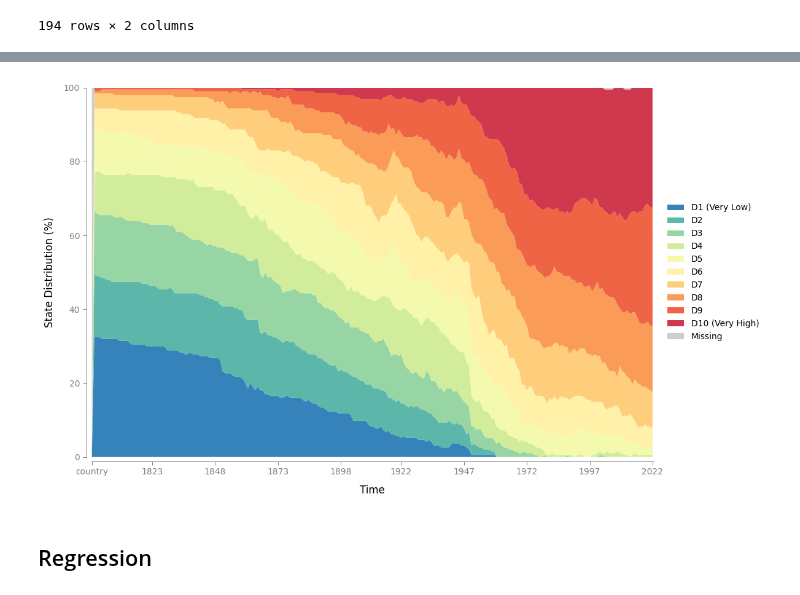
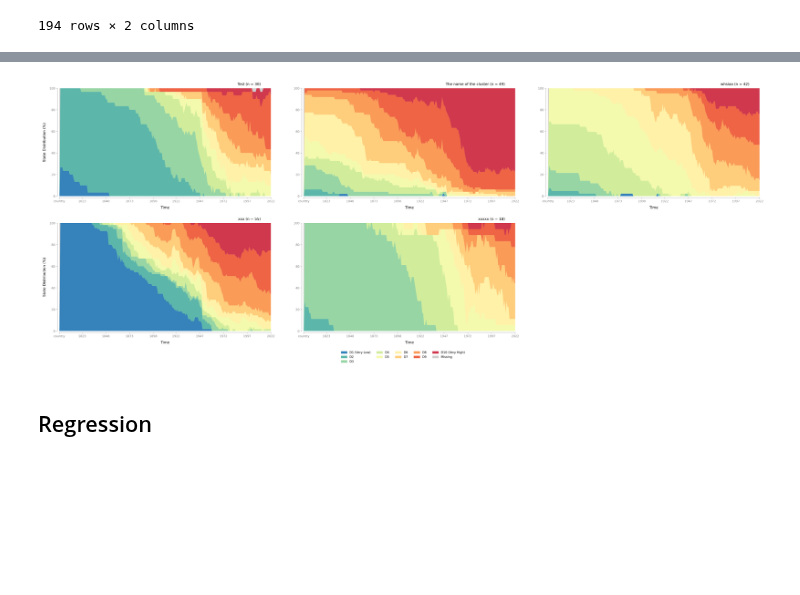
Before and after one commit to sdaza/Sequenzo, a Jupyter notebook: Tutorials/01_quickstart.ipynb, the cells around one changed output, grey strips where cells are left out. Drawn from its saved outputs; the diff is of its cells as text; code cells hidden in the pictures; blank space fills up the shorter version.

```diff
--- a/Tutorials/01_quickstart.ipynb
+++ b/Tutorials/01_quickstart.ipynb
@@ -302,10 +302,12 @@ plot_sequence_index(seqdata=sequence_data,
 # %%
 plot_state_distribution(seqdata=sequence_data,
+                        id_group_df=membership_table,
                         categories='Cluster',
+                        category_labels=list(mapping_dict.values()),
                         # save_as='cluster_state_distribution_plot'
                         )
 # %% [output]
-[figure, old version]
+[figure, new version]
 # %% [markdown]
 ## Regression
 # %% [markdown]
```
Also changed, not shown: parts of 1 cell of this notebook, 4 other files.
